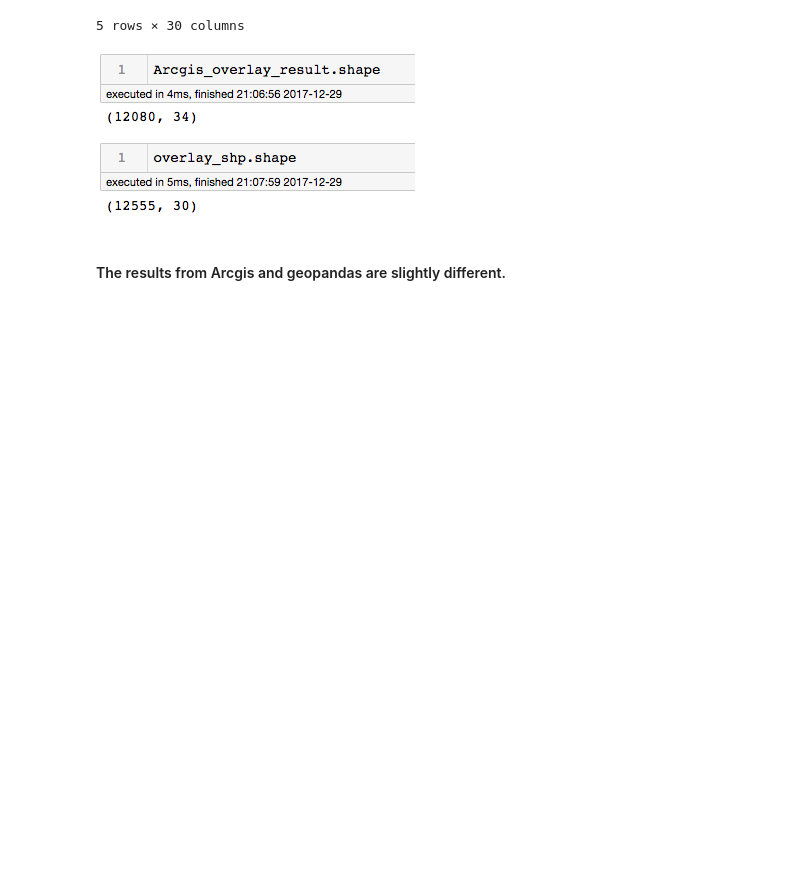
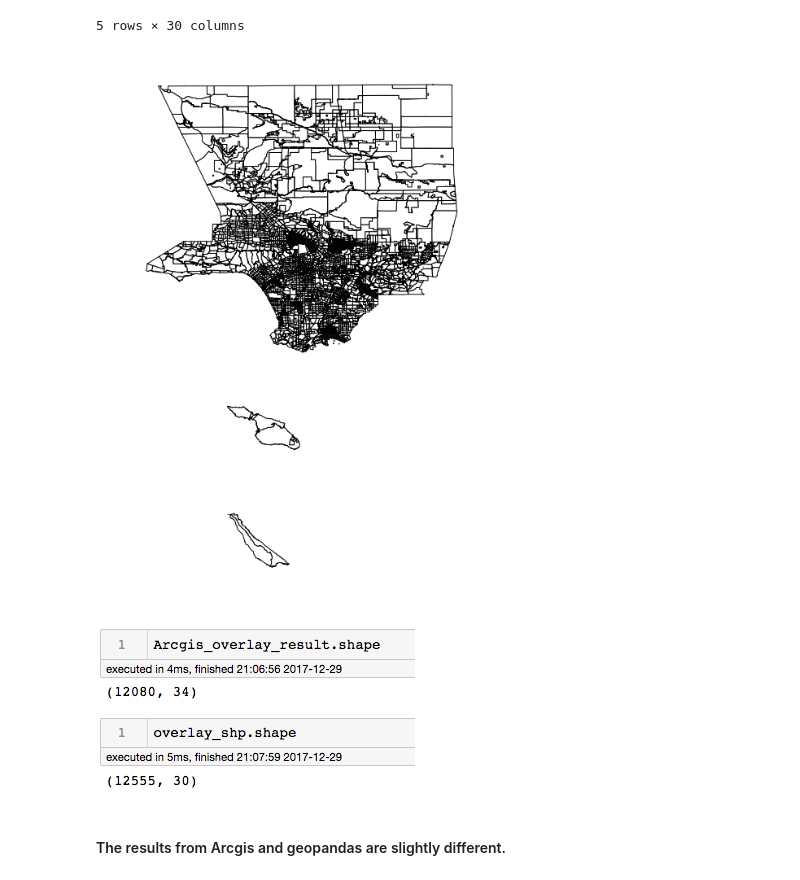
Before and after one commit to gauravcusp/ARGO_Labs, a Jupyter notebook: Week2.ipynb, the cells around one changed output. Drawn from its saved outputs; the diff is of its cells as text; code cells hidden in the pictures; blank space fills up the shorter version.

Commit message:
add overlay by Lingyi

```diff
--- a/Week2.ipynb
+++ b/Week2.ipynb
@@ -451,6 +451,11 @@ overlay_shp.head()
 | 9 | 15 | Northeast | Metro | 7.635810e+08 | 170925.611940 | 47 | 4 | 12 | Pasadena Police | Patrol | ... |
 | 12 | 16 | Pasadena | San Gabriel | 6.814773e+08 | 256540.374284 | 50 | 3 | 12 | Pasadena Police | Patrol | ... |
 5 rows × 30 columns
+# %%
+ax = overlay_shp.plot(color='w', edgecolor='k', figsize=(12,12))
+ax.axis('off');
+# %% [output]
+[figure, added]
 # %%
 from IPython.display import Image
 Image(filename='result_compare.png')
```
